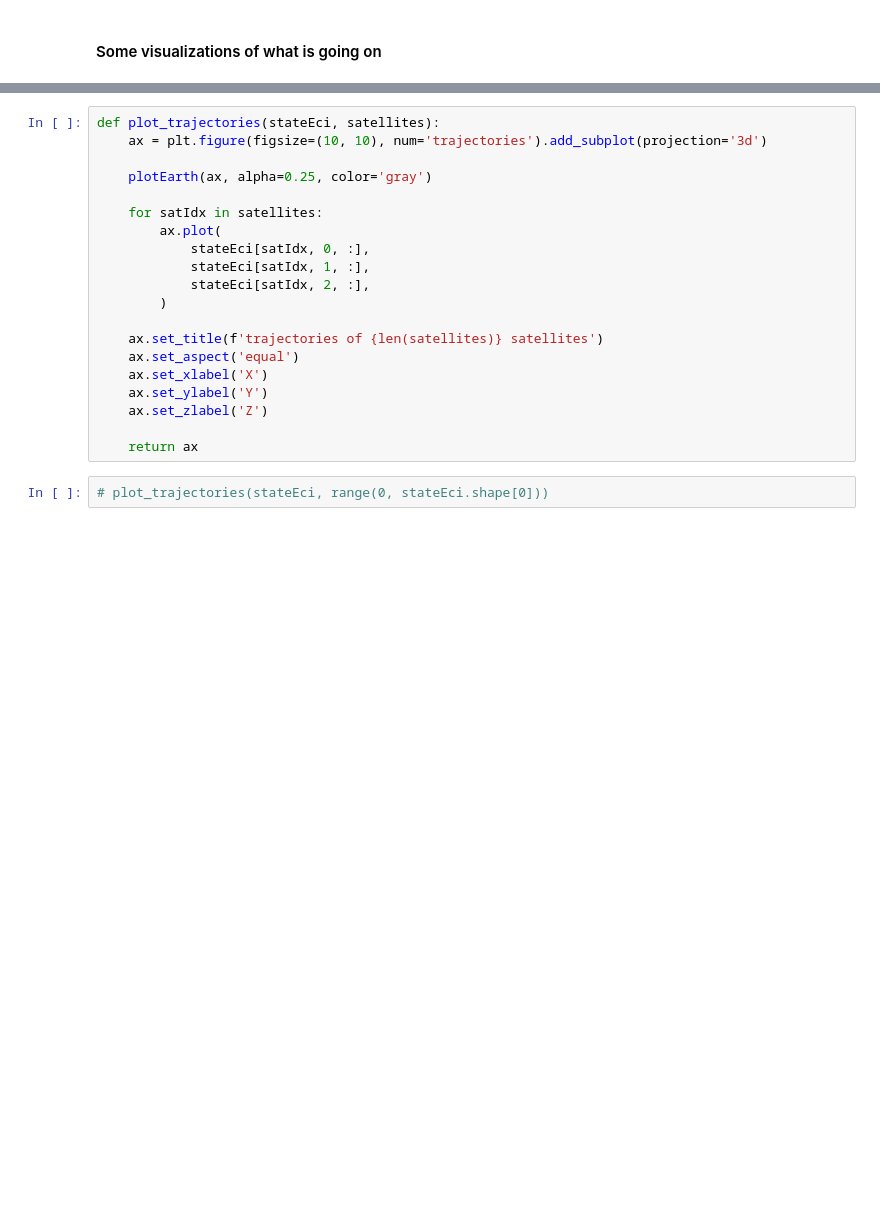
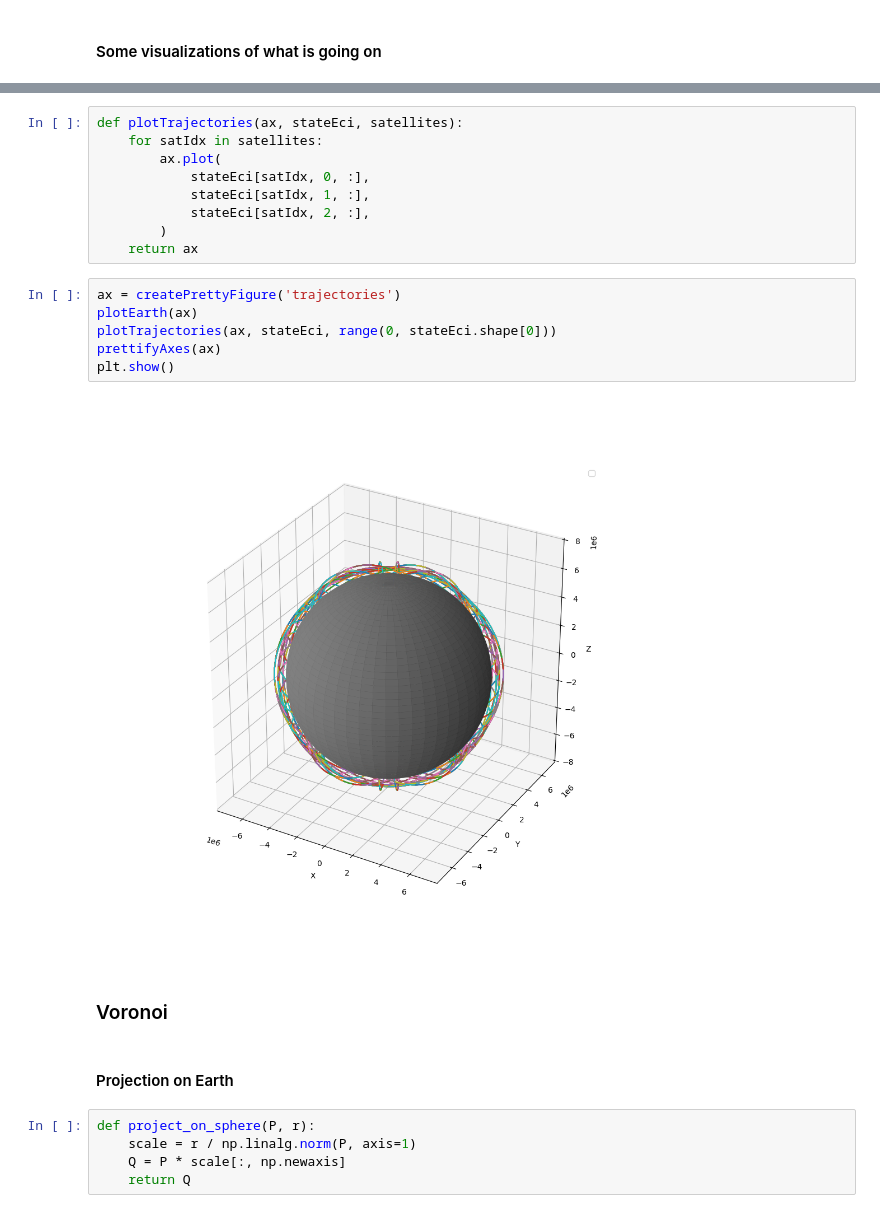
Before and after one commit to stepanzh/mf1440-model-test-cases, a Jupyter notebook: py/notebooks/Untitled.ipynb, the cells around one changed output, grey strips where cells are left out. Saved outputs shown, nothing was run; the diff lists cells and outputs as text; blank space fills up the shorter version.

```diff
--- a/py/notebooks/Untitled.ipynb
+++ b/py/notebooks/Untitled.ipynb
@@ -97,22 +100,26 @@ def plot_positions_at_epoch(stateEci, epochIdx):
 # %%
-def plot_trajectories(stateEci, satellites):
-    ax = plt.figure(figsize=(10, 10), num='trajectories').add_subplot(projection='3d')
-
-    plotEarth(ax, alpha=0.25, color='gray')
-
+def plotTrajectories(ax, stateEci, satellites):
     for satIdx in satellites:
         ax.plot(
             stateEci[satIdx, 0, :],
             stateEci[satIdx, 1, :],
             stateEci[satIdx, 2, :],
         )
-
-    ax.set_title(f'trajectories of {len(satellites)} satellites')
-    ax.set_aspect('equal')
-    ax.set_xlabel('X')
-    ax.set_ylabel('Y')
-    ax.set_zlabel('Z')
-
     return ax
 # %%
-# plot_trajectories(stateEci, range(0, stateEci.shape[0]))
+ax = createPrettyFigure('trajectories')
+plotEarth(ax)
+plotTrajectories(ax, stateEci, range(0, stateEci.shape[0]))
+prettifyAxes(ax)
+plt.show()
+# %% [output]
+[figure, added]
+# %% [markdown]
+### Voronoi
+# %% [markdown]
+#### Projection on Earth
+# %%
+def project_on_sphere(P, r):
+    scale = r / np.linalg.norm(P, axis=1)
+    Q = P * scale[:, np.newaxis]
+    return Q
```
Also changed, not shown: parts of 23 cells of this notebook, 6 other files.
